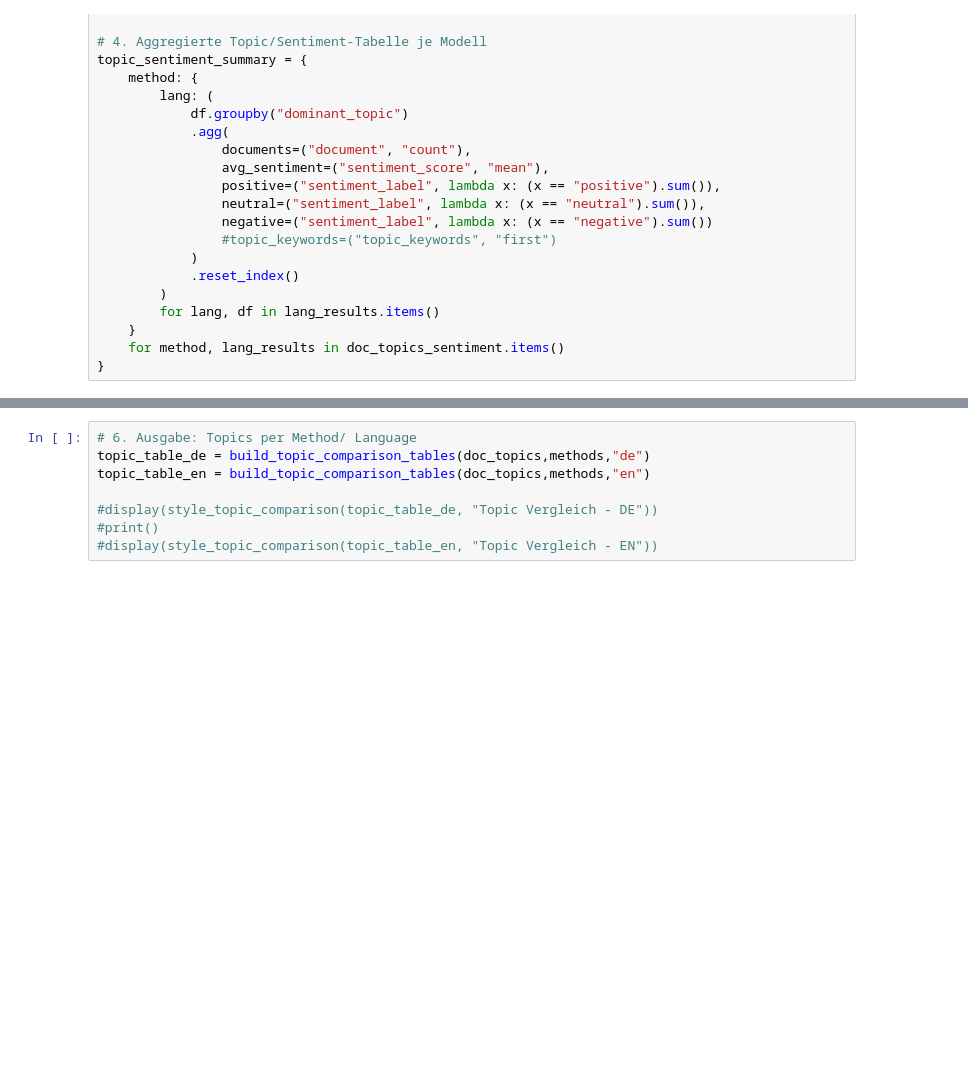
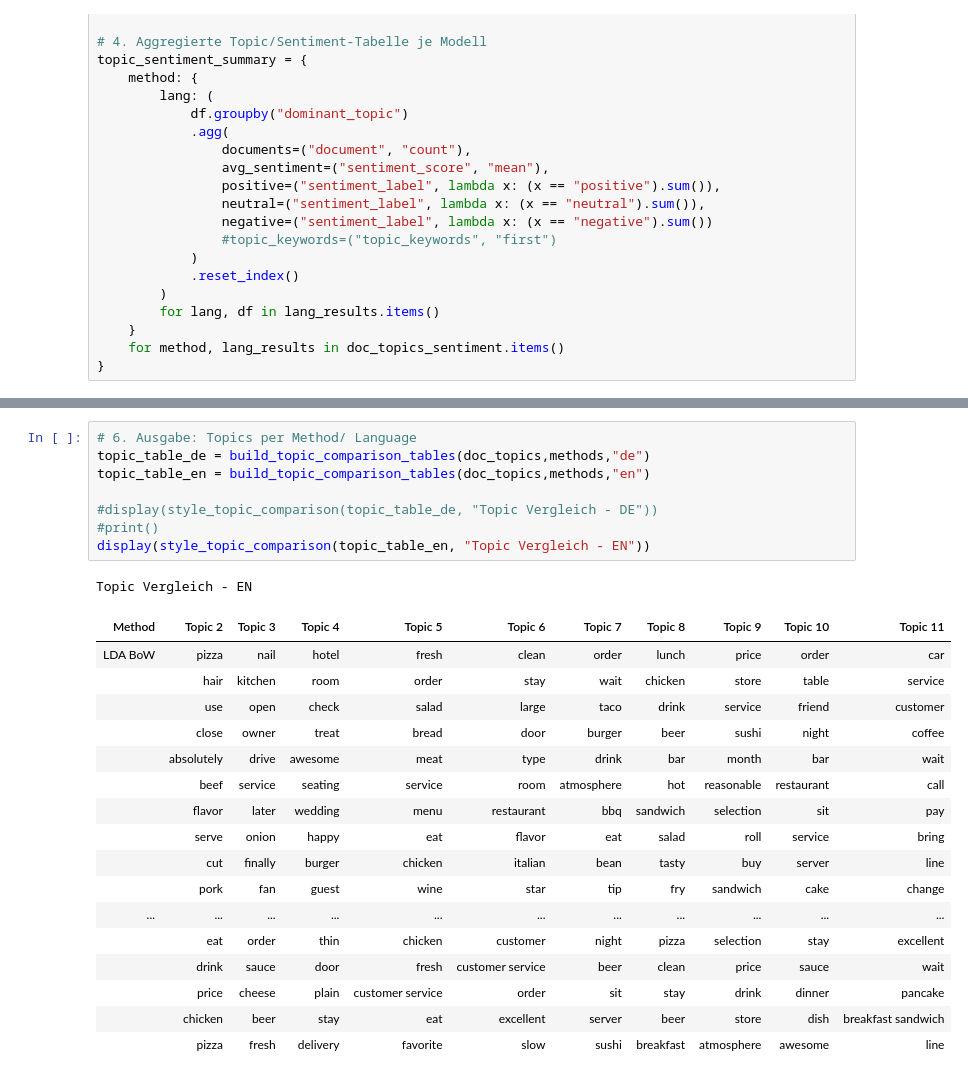
Before and after one commit to schustal-cpu/analyze_message_topics, a Jupyter notebook: analyze_data.ipynb, the cells around one changed output, grey strips where cells are left out. Cells and saved outputs as stored; diff of their text form; blank space fills up the shorter version.

```diff
--- a/analyze_data.ipynb
+++ b/analyze_data.ipynb
@@ -725,11 +611,30 @@ LSA TF-IDF (en) - Topic & Sentiment Matrix
 # %%
 # 6. Ausgabe: Topics per Method/ Language
 topic_table_de = build_topic_comparison_tables(doc_topics,methods,"de")
 topic_table_en = build_topic_comparison_tables(doc_topics,methods,"en")
 
 #display(style_topic_comparison(topic_table_de, "Topic Vergleich - DE"))
 #print()
-#display(style_topic_comparison(topic_table_en, "Topic Vergleich - EN"))
+display(style_topic_comparison(topic_table_en, "Topic Vergleich - EN"))
+# %% [output]
+Topic Vergleich - EN
+| Method | Topic 2 | Topic 3 | Topic 4 | Topic 5 | Topic 6 | Topic 7 | Topic 8 | Topic 9 | Topic 10 | Topic 11 |
+| LDA BoW | pizza | nail | hotel | fresh | clean | order | lunch | price | order | car |
+|  | hair | kitchen | room | order | stay | wait | chicken | store | table | service |
+|  | use | open | check | salad | large | taco | drink | service | friend | customer |
+|  | close | owner | treat | bread | door | burger | beer | sushi | night | coffee |
+|  | absolutely | drive | awesome | meat | type | drink | bar | month | bar | wait |
+|  | beef | service | seating | service | room | atmosphere | hot | reasonable | restaurant | call |
+|  | flavor | later | wedding | menu | restaurant | bbq | sandwich | selection | sit | pay |
+|  | serve | onion | happy | eat | flavor | eat | salad | roll | service | bring |
+|  | cut | finally | burger | chicken | italian | bean | tasty | buy | server | line |
+|  | pork | fan | guest | wine | star | tip | fry | sandwich | cake | change |
+| ... | ... | ... | ... | ... | ... | ... | ... | ... | ... | ... |
+|  | eat | order | thin | chicken | customer | night | pizza | selection | stay | excellent |
+|  | drink | sauce | door | fresh | customer service | beer | clean | price | sauce | wait |
+|  | price | cheese | plain | customer service | order | sit | stay | drink | dinner | pancake |
+|  | chicken | beer | stay | eat | excellent | server | beer | store | dish | breakfast sandwich |
+|  | pizza | fresh | delivery | favorite | slow | sushi | breakfast | atmosphere | awesome | line |
 # %%
 def plot_top_words_from_methods(methods, method_key, lang, topic_id, n_words=10):
     data = methods[method_key]["topics_by_lang"][lang]
```
Also changed, not shown: parts of 16 cells of this notebook, 5 other files.
